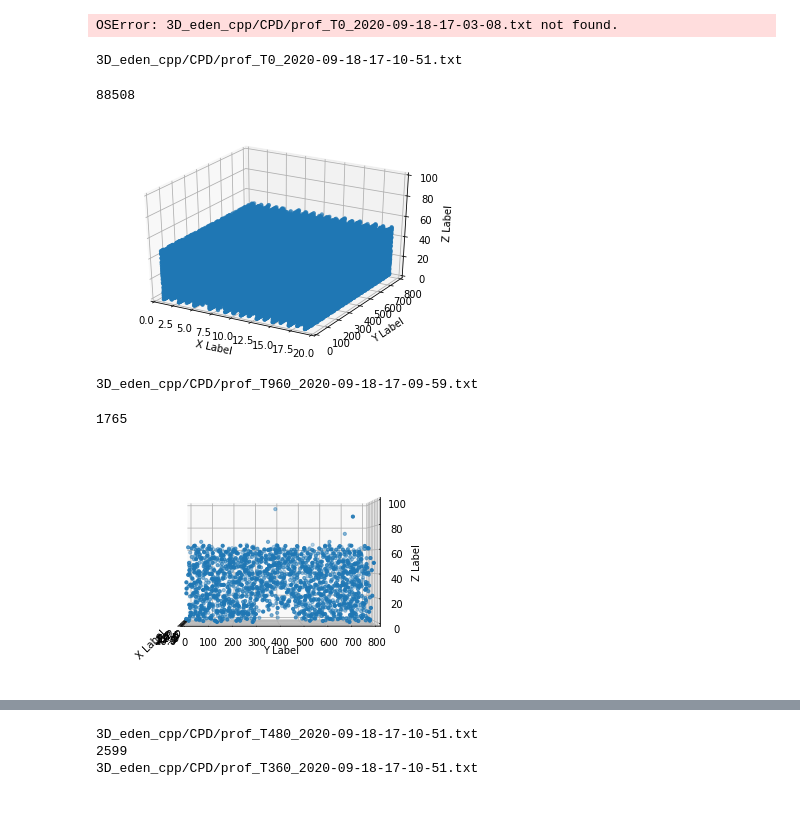
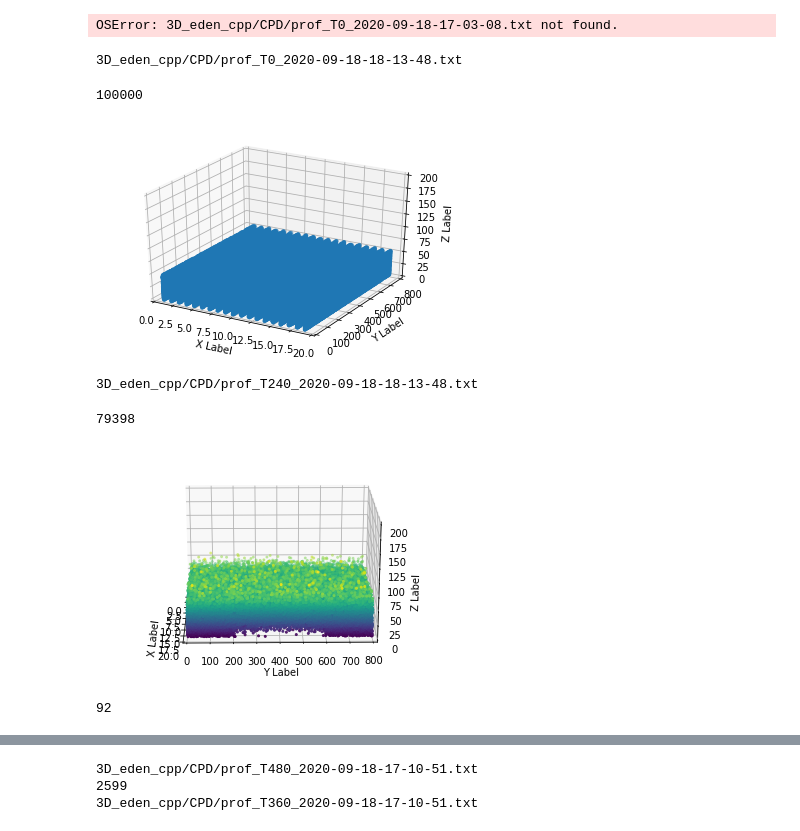
Before and after one commit to nkrishnan94/3D-Eden-Model, a Jupyter notebook: read_standard_data.ipynb, the cells around one changed output, grey strips where cells are left out. Cells and saved outputs as stored; diff of their text form; code cells hidden in the pictures.

```diff
--- a/read_standard_data.ipynb
+++ b/read_standard_data.ipynb
@@ -246,14 +246,13 @@ ax.set_zlabel('Z Label')
 
 ax.set_xlim([0,20])
 ax.set_ylim([0,802])
-ax.set_zlim([0,100])
+ax.set_zlim([0,200])
 timestr = time.strftime("%Y_%m_%d-%H_%M_%S")
 #plt.savefig('gifs/final' + str())
-len(arr[:,1])
 # %% [output]
-3D_eden_cpp/CPD/prof_T0_2020-09-18-17-10-51.txt
+3D_eden_cpp/CPD/prof_T0_2020-09-18-18-13-48.txt
-88508
+100000
-[figure, old version]
+[figure, new version]
 # %%
 from mpl_toolkits.mplot3d import Axes3D  # noqa: F401 unused import
 
@@ -261,37 +260,41 @@ import matplotlib.pyplot as plt
 import numpy as np
 
 # Fixing random state for reproducibility
 
-f=files_t[-1]
+f=files_t[6]
 print(f)
 fig = plt.figure()
 ax = fig.add_subplot(111, projection='3d')
 arr= np.loadtxt(f,delimiter=", ").astype(int)
 
 n = 100
 
 # For each set of style and range settings, plot n random points in the box
 # defined by x in [23, 32], y in [0, 100], z in [zlow, zhigh].
 
 
 
 
-ax.scatter(xs=arr[:,0],ys=arr[:,1],zs=arr[:,2],s=10)
+ax.scatter(xs=arr[:,0],ys=arr[:,1],zs=arr[:,2],s=4,c = arr[:,2])
 
 
 
 
 ax.set_xlabel('X Label')
 ax.set_ylabel('Y Label')
 ax.set_zlabel('Z Label')
-ax.view_init(0, angle)
+ax.view_init(20, angle)
 ax.set_xlim([0,20])
 ax.set_ylim([0,802])
-ax.set_zlim([0,100])
+ax.set_zlim([0,200])
 timestr = time.strftime("%Y_%m_%d-%H_%M_%S")
 #plt.savefig('gifs/final' + str())
 len(arr[:,1])
 # %% [output]
-3D_eden_cpp/CPD/prof_T960_2020-09-18-17-09-59.txt
+3D_eden_cpp/CPD/prof_T240_2020-09-18-18-13-48.txt
-1765
+79398
-[figure, old version]
+[figure, new version]
+# %%
+np.max(arr[:,2])
+# %% [output]
+92
```
Also changed, not shown: parts of 2 cells of this notebook, 54 other files.
